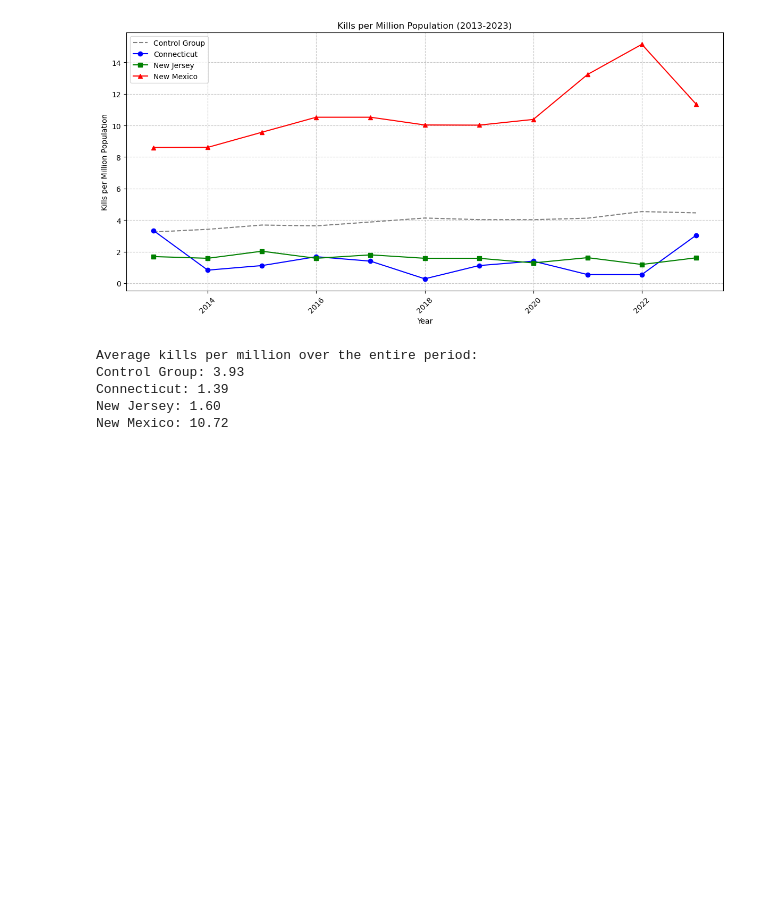
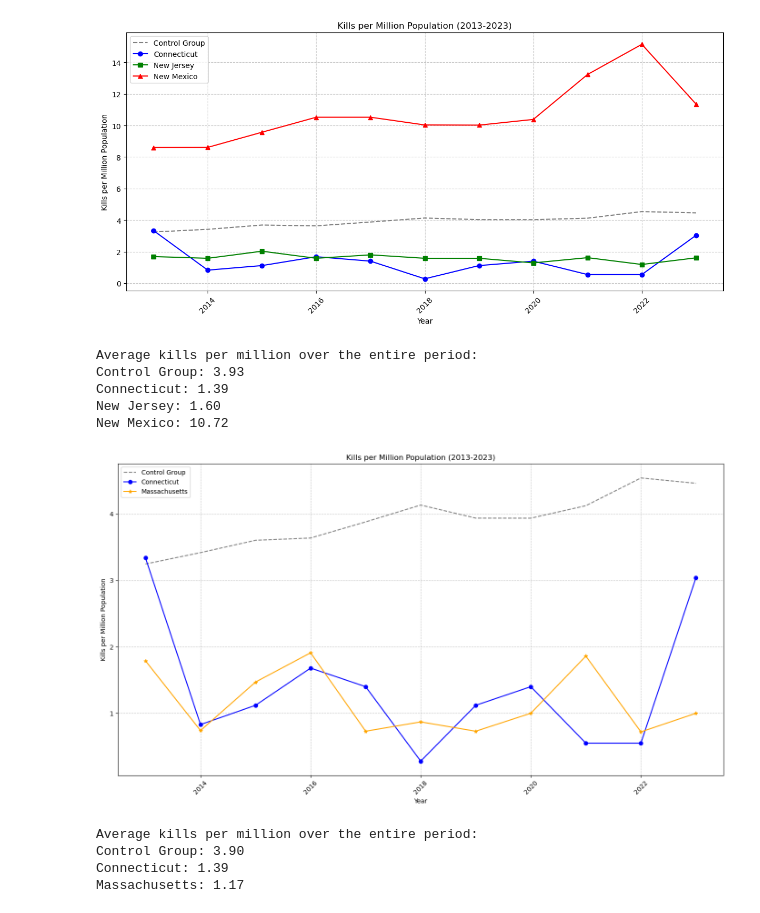
Before and after one commit to haechan01/Econometrics-project, a Jupyter notebook: assignment5.ipynb, the cells around one changed output. Saved outputs shown, nothing was run; the diff lists cells and outputs as text; code cells hidden in the pictures; blank space fills up the shorter version.

```diff
--- a/assignment5.ipynb
+++ b/assignment5.ipynb
@@ -203,3 +204,60 @@ Control Group: 3.93
 Connecticut: 1.39
 New Jersey: 1.60
 New Mexico: 10.72
+# %%
+import pandas as pd
+import matplotlib.pyplot as plt
+
+# Read the data
+df = pd.read_csv('yearly_kills_by_state_with_treatment.csv')
+
+# Filter for years 2013-2023
+df = df[(df['year'] >= 2013) & (df['year'] <= 2023)]
+
+# Calculate control group average (states with treatment = 0)
+control_group = df[df['treatment'] == 0].groupby('year')['kills_per_million'].mean().reset_index()
+
+# Get data for each state
+ct_data = df[df['state'] == 'CT']
+ma_data = df[df['state'] == 'MA']
+
+# Create the plot
+plt.figure(figsize=(14, 8))
+
+# Plot control group
+plt.plot(control_group['year'], control_group['kills_per_million'], '--', label='Control Group', color='gray')
+
+# Plot data for each state
+plt.plot(ct_data['year'], ct_data['kills_per_million'], '-o', label='Connecticut', color='blue')
+plt.plot(ma_data['year'], ma_data['kills_per_million'], '-*', label='Massachusetts', color='orange')
+
+# Customize the plot
+plt.xlabel('Year')
+plt.ylabel('Kills per Million Population')
+plt.title('Kills per Million Population (2013-2023)')
+plt.grid(True, linestyle='--', alpha=0.7)
+plt.legend()
+
+# Rotate x-axis labels for better readability
+plt.xticks(rotation=45)
+
+# Adjust layout to prevent label cutoff
+plt.tight_layout()
+
+# Save the plot
+plt.savefig('kills_per_million_plot_with_additional_states.png')
+
+# Display the plot
+plt.show()
+
+# Print average values for each group
+print("\nAverage kills per million over the entire period:")
+print(f"Control Group: {control_group['kills_per_million'].mean():.2f}")
+print(f"Connecticut: {ct_data['kills_per_million'].mean():.2f}")
+print(f"Massachusetts: {ma_data['kills_per_million'].mean():.2f}")
+# %% [output]
+[figure, added]
+Average kills per million over the entire period:
+Control Group: 3.90
+Connecticut: 1.39
+Massachusetts: 1.17
```
Also changed, not shown: parts of 8 cells of this notebook, 3 other files.
